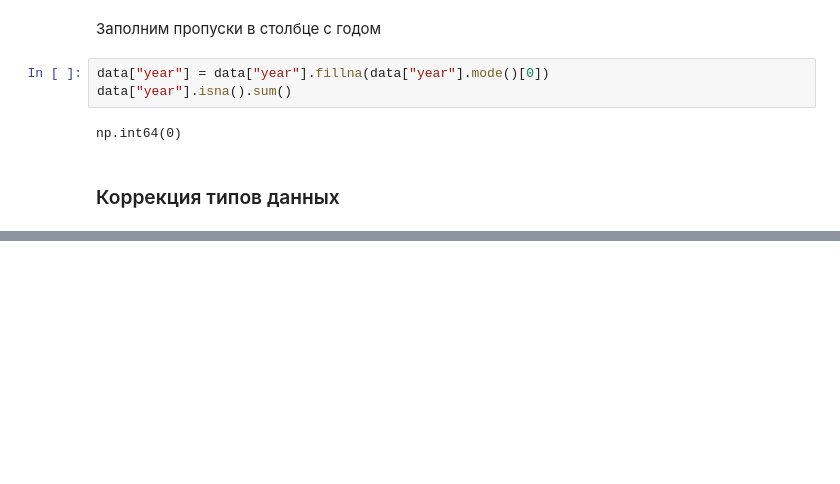
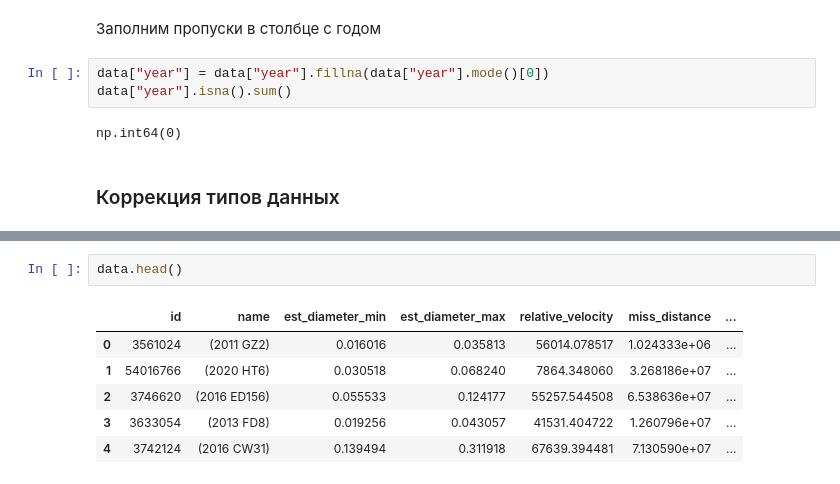
Before and after one commit to stwz13/ml, a Jupyter notebook: lab1.ipynb, the cells around one changed output, grey strips where cells are left out. Saved outputs shown, nothing was run; the diff lists cells and outputs as text; blank space fills up the shorter version.

```diff
--- a/lab1.ipynb
+++ b/lab1.ipynb
@@ -207,0 +236,9 @@ memory usage: 5.6+ MB
+# %%
+data.head()
+# %% [output]
+|  | id | name | est_diameter_min | est_diameter_max | relative_velocity | miss_distance | ... |
+| 0 | 3561024 | (2011 GZ2) | 0.016016 | 0.035813 | 56014.078517 | 1.024333e+06 | ... |
+| 1 | 54016766 | (2020 HT6) | 0.030518 | 0.068240 | 7864.348060 | 3.268186e+07 | ... |
+| 2 | 3746620 | (2016 ED156) | 0.055533 | 0.124177 | 55257.544508 | 6.538636e+07 | ... |
+| 3 | 3633054 | (2013 FD8) | 0.019256 | 0.043057 | 41531.404722 | 1.260796e+07 | ... |
+| 4 | 3742124 | (2016 CW31) | 0.139494 | 0.311918 | 67639.394481 | 7.130590e+07 | ... |
```
Also changed, not shown: parts of 10 cells of this notebook.
